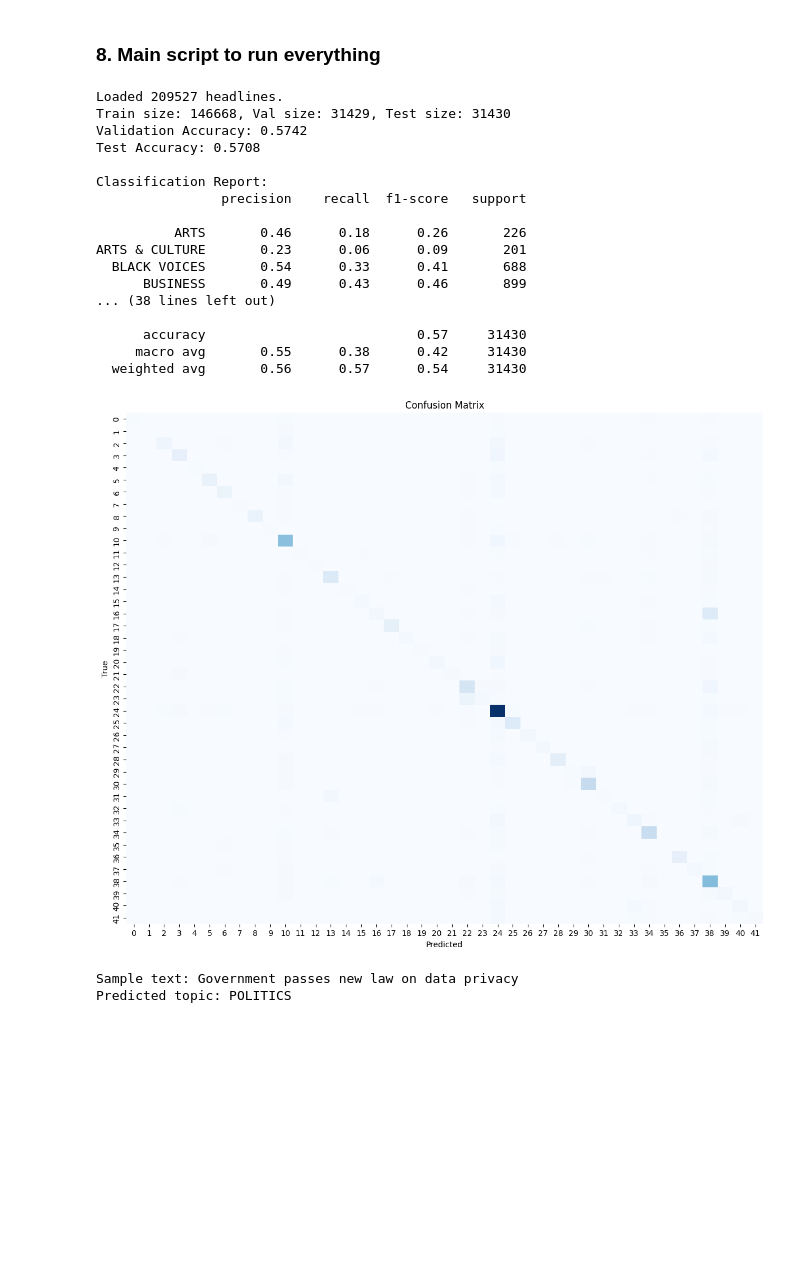
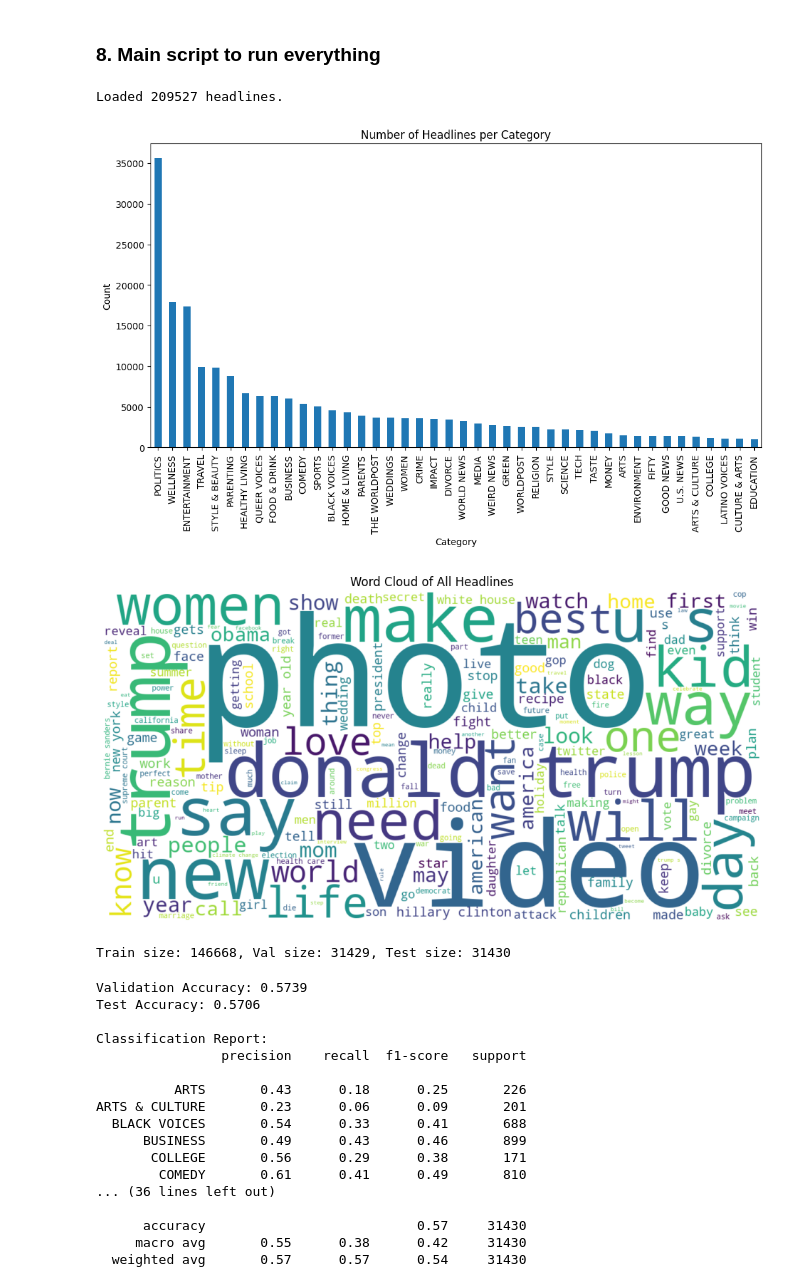
Before and after one commit to sherry71131/news_classifier, a Jupyter notebook: main.ipynb, the cells around one changed output. Saved outputs shown, nothing was run; the diff lists cells and outputs as text; code cells hidden in the pictures; blank space fills up the shorter version.

```diff
--- a/main.ipynb
+++ b/main.ipynb
@@ -92,6 +93,7 @@ def evaluate_model(model, X_test, y_test):
     # Print detailed classification report like precision, recall, F1 per class
     print("\nClassification Report:")
     print(classification_report(y_test, y_pred))
+
     # Compute confusion matrix
     cm = confusion_matrix(y_test, y_pred)
     # Plot confusion matrix
@@ -102,6 +104,13 @@ def evaluate_model(model, X_test, y_test):
     plt.ylabel("True")
     plt.tight_layout()
     plt.show()
+
+    # plot accuracy per category
+    report = classification_report(y_test, y_pred, output_dict=True)
+    df_report = pd.DataFrame(report).transpose()
+    df_report[:-3].plot(kind='bar', figsize=(12,6))
+    plt.title("Precision, Recall, and F1 Score per Category")
+    plt.show()
 # %% [markdown]
 ### 7. Simple prediction function for your interactive demo
 # %%
@@ -119,49 +128,67 @@ def main():
     """Run the full pipeline: load data, train model, evaluate, and test."""
     df = load_data(DATA_PATH)
     print(f"Loaded {len(df)} headlines.")
 
+    # plot category distribution
+    plt.figure(figsize=(12,6))
+    df['category'].value_counts().plot(kind='bar')
+    plt.title("Number of Headlines per Category")
+    plt.xlabel("Category")
+    plt.ylabel("Count")
+    plt.show()
+
     # Prepare data
     X, y = prepare_data(df)
+
+    text = " ".join(df['clean_headline'])
+    wc = WordCloud(width=1200, height=600, background_color="white").generate(text)
+    # plot word cloud
+    plt.figure(figsize=(12,6))
+    plt.imshow(wc, interpolation='bilinear')
+    plt.axis("off")
+    plt.title("Word Cloud of All Headlines")
+    plt.show()
 
     # Split into train/val/test
     X_train, X_val, X_test, y_train, y_val, y_test = split_data(X, y)
     print(f"Train size: {len(X_train)}, Val size: {len(X_val)}, Test size: {len(X_test)}")
 
     # Build model
     model = build_model()
 
     # Train model
     model = train_model(model, X_train, y_train, X_val, y_val)
 
     # Evaluate on test set
     evaluate_model(model, X_test, y_test)
 
     # Try a sample prediction
     sample_text = "Government passes new law on data privacy"
     predicted_topic = predict_topic(model, sample_text)
     print(f"\nSample text: {sample_text}")
     print(f"Predicted topic: {predicted_topic}")
 
 if __name__ == "__main__":
     main()
 # %% [output]
 Loaded 209527 headlines.
-Train size: 146668, Val size: 31429, Test size: 31430
-Validation Accuracy: 0.5742
-Test Accuracy: 0.5708
-
-Classification Report:
-                precision    recall  f1-score   support
-
-          ARTS       0.46      0.18      0.26       226
-ARTS & CULTURE       0.23      0.06      0.09       201
-  BLACK VOICES       0.54      0.33      0.41       688
-      BUSINESS       0.49      0.43      0.46       899
-... (38 lines left out)
-
-      accuracy                           0.57     31430
-     macro avg       0.55      0.38      0.42     31430
-  weighted avg       0.56      0.57      0.54     31430
-[figure, old version]
+[figure, new version]
+[figure, added]
-Sample text: Government passes new law on data privacy
-Predicted topic: POLITICS
+Train size: 146668, Val size: 31429, Test size: 31430
+Validation Accuracy: 0.5739
+Test Accuracy: 0.5706
+
+Classification Report:
+                precision    recall  f1-score   support
+
+          ARTS       0.43      0.18      0.25       226
+ARTS & CULTURE       0.23      0.06      0.09       201
+  BLACK VOICES       0.54      0.33      0.41       688
+      BUSINESS       0.49      0.43      0.46       899
+       COLLEGE       0.56      0.29      0.38       171
+        COMEDY       0.61      0.41      0.49       810
+... (36 lines left out)
+
+      accuracy                           0.57     31430
+     macro avg       0.55      0.38      0.42     31430
+  weighted avg       0.57      0.57      0.54     31430
```
Also changed, not shown: parts of 2 cells of this notebook.
